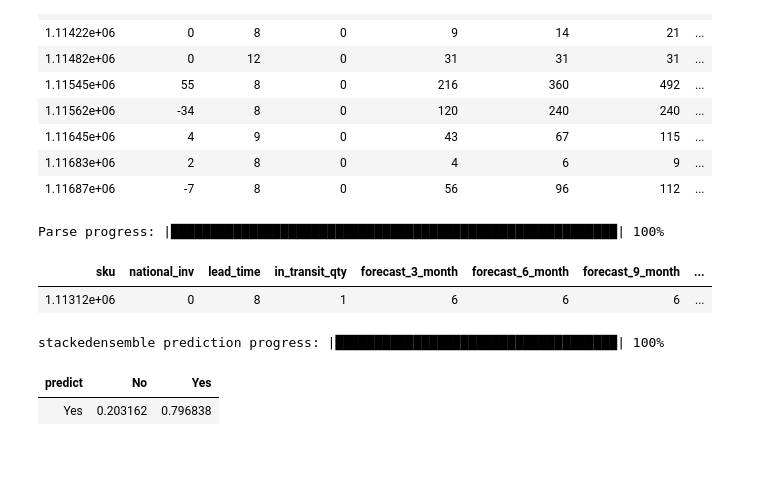
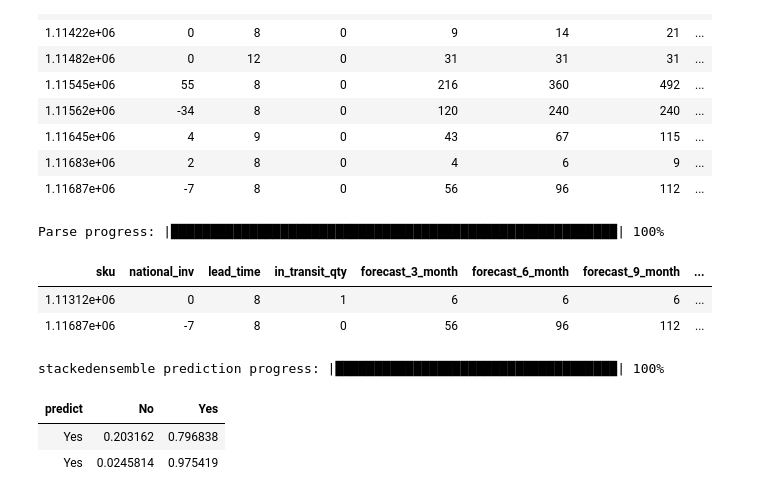
Before and after one commit to adrian3ka/shared-article, a Jupyter notebook: h2o-auto-ml/automl_binary_classification.ipynb, the cells around one changed output. Cells and saved outputs as stored; diff of their text form; code cells hidden in the pictures; blank space fills up the shorter version.

```diff
--- a/h2o-auto-ml/automl_binary_classification.ipynb
+++ b/h2o-auto-ml/automl_binary_classification.ipynb
@@ -224,6 +224,29 @@ test_data = [[
     0.9,
     0.89,
     0,
+    "No",
+    "No",
+    "No",
+    "Yes",
+    "No"
+],[
+    1.11687e+06,
+    -7,
+    8,
+    0,
+    56,
+    96,
+    112,
+    13,
+    30,
+    56,
+    76,
+    0,
+    "No",
+    0,
+    0.97,
+    0.92,
+    7,
     "No",
     "No",
     "No",
@@ -237,33 +260,34 @@ test_frame = h2o.H2OFrame(
         "national_inv",
         "lead_time",
         "in_transit_qty",
         "forecast_3_month",
         "forecast_6_month",
         "forecast_9_month",
         "sales_1_month",
         "sales_3_month",
         "sales_6_month",
         "sales_9_month",
         "min_bank",
         "potential_issue",
         "pieces_past_due",
         "perf_6_month_avg",
         "perf_12_month_avg",
         "local_bo_qty",
         "deck_risk",
         "oe_constraint",
         "ppap_risk",
         "stop_auto_buy",
         "rev_stop"
     ],
     python_obj=test_data
 )
 
 test_frame.head()
 # %% [output]
 Parse progress: |█████████████████████████████████████████████████████████| 100%
 | sku | national_inv | lead_time | in_transit_qty | forecast_3_month | forecast_6_month | forecast_9_month | ... |
 | 1.11312e+06 | 0 | 8 | 1 | 6 | 6 | 6 | ... |
+| 1.11687e+06 | -7 | 8 | 0 | 56 | 96 | 112 | ... |
 # %%
 
 preds = aml.predict(test_frame)
@@ -274,3 +298,4 @@ preds.head()
 # %% [output]
 | predict | No | Yes |
 | Yes | 0.203162 | 0.796838 |
+| Yes | 0.0245814 | 0.975419 |
```
Also changed, not shown: 2 other files.
